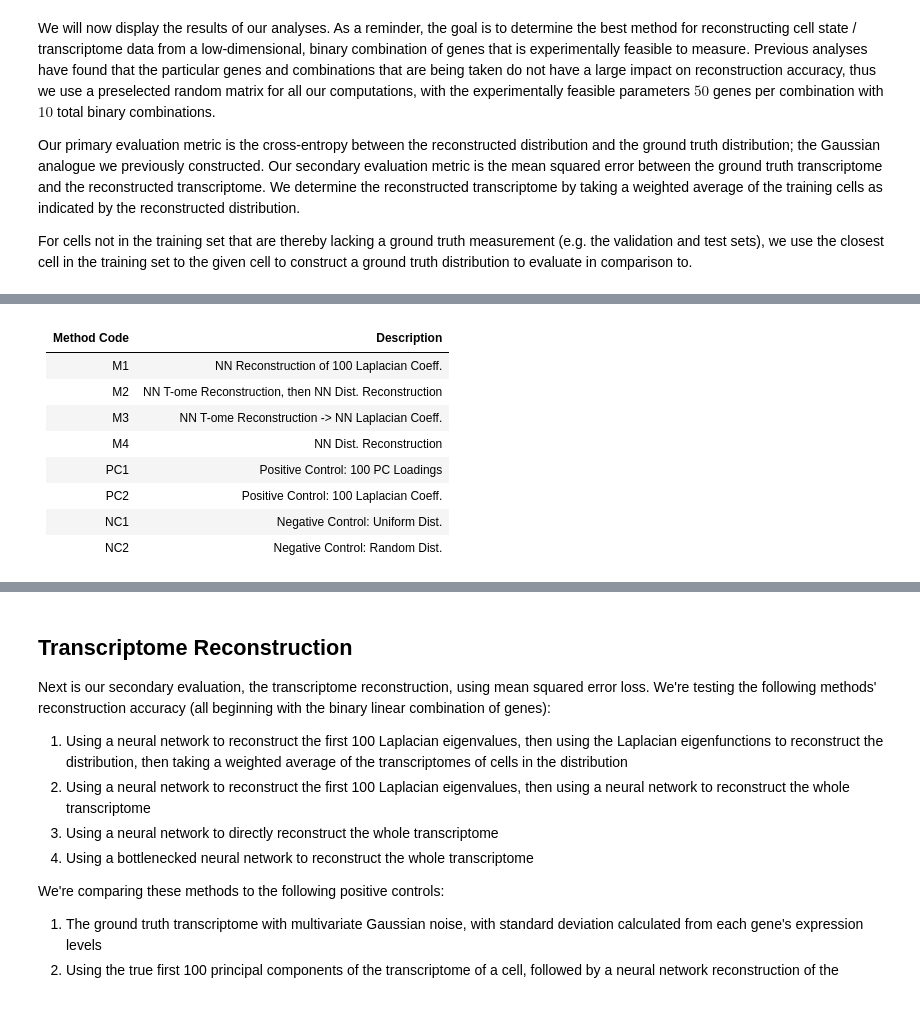
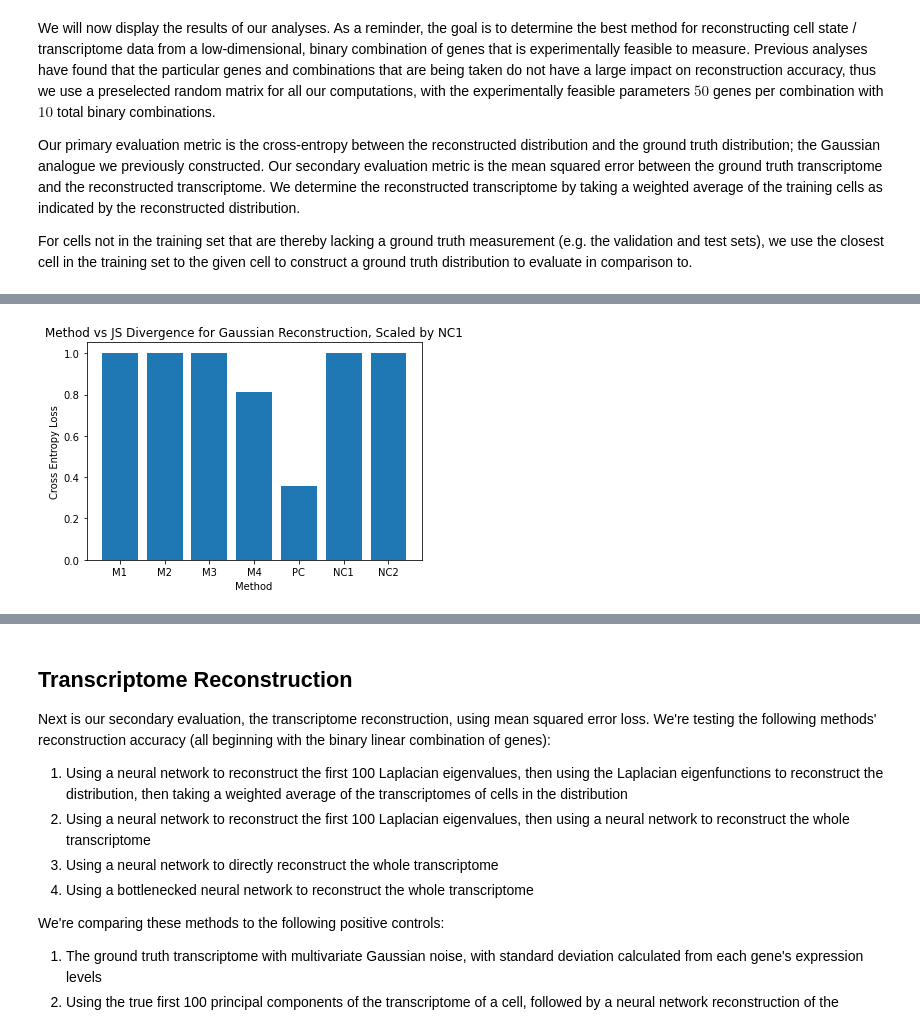
Before and after one commit to kushagrasharma/hormozlab, a Jupyter notebook: Reconstruction Results.ipynb, the cells around one changed output, grey strips where cells are left out. Saved outputs shown, nothing was run; the diff lists cells and outputs as text; code cells hidden in the pictures.

```diff
--- a/Reconstruction Results.ipynb
+++ b/Reconstruction Results.ipynb
@@ -166,27 +162,26 @@ nc_two = toTensor(nc_two)
 del row_sums
 # %%
+dist_error_metric = lambda Y, Yh: jsOnMatrix(Y, Yh).mean()
+
 with torch.no_grad():
     ### Methods
-    one, one_error = transform_and_compute_error(test_binary_tensor, gaussian_test,
-                                            dist_one, cross_entropy_on_matrix)[1]
+    dist_one_results, dist_one_error = transform_and_compute_error(test_binary_tensor, gaussian_test,
+                                            dist_one, dist_error_metric)
 
-    two, two_error = transform_and_compute_error(test_binary_tensor, gaussian_test,
-                                            dist_two, cross_entropy_on_matrix)[1]
+    dist_two_results, dist_two_error = transform_and_compute_error(test_binary_tensor, gaussian_test,
+                                            dist_two, dist_error_metric)
 
-    three, three_error = transform_and_compute_error(test_binary_tensor, gaussian_test,
-                                            dist_three, cross_entropy_on_matrix)[1]
+    dist_three_results, dist_three_error = transform_and_compute_error(test_binary_tensor, gaussian_test,
+                                            dist_three, dist_error_metric)
 
-    four, four_error = transform_and_compute_error(test_binary_tensor, gaussian_test,
-                                            dist_four, cross_entropy_on_matrix)[1]
+    dist_four_results, dist_four_error = transform_and_compute_error(test_binary_tensor, gaussian_test,
+                                            dist_four, dist_error_metric)
 
     ### Positive controls
-    pc_one, pc_one_error = transform_and_compute_error(test_pca, gaussian_test, [PCA2Gaussian],
-                                               cross_entropy_on_matrix)[1]
-
-    pc_two, pc_two_error = transform_and_compute_error(test_laplacian_coeffs, gaussian_test,
-                                         [toGraph], cross_entropy_on_matrix)[1]
+    dist_pc_results, dist_pc_error = transform_and_compute_error(test_laplacian_coeffs, gaussian_test,
+                                         [toGraph], dist_error_metric)
 
     ### Negative controls
-    nc_one, nc_one_error = cross_entropy_on_matrix(nc_one, gaussian_test)
+    dist_nc_one_error = dist_error_metric(dist_nc_one, gaussian_test)
 
-    nc_two, nc_two_error = cross_entropy_on_matrix(nc_two, gaussian_test)
+    dist_nc_two_error = dist_error_metric(dist_nc_two, gaussian_test)
@@ -201,11 +188,13 @@ plt.show()
-# %% [markdown]
-| Method Code | Description                                           |
-|-------------|-------------------------------------------------------|
-| M1          | NN Reconstruction of 100 Laplacian Coeff.             |
-| M2          | NN T-ome Reconstruction, then NN Dist. Reconstruction |
-| M3          | NN T-ome Reconstruction -> NN Laplacian Coeff.        |
-| M4          | NN Dist. Reconstruction                               |
-| PC1         | Positive Control: 100 PC Loadings                     |
-| PC2         | Positive Control: 100 Laplacian Coeff.                |
-| NC1         | Negative Control: Uniform Dist.                       |
-| NC2         | Negative Control: Random Dist.                        |
+# %%
+dist_labels = ["M1", 'M2', 'M3', 'M4', 'PC', 'NC1', 'NC2']
+dist_errors = [dist_one_error, dist_two_error, dist_three_error, dist_four_error, dist_pc_error,
+          dist_nc_one_error, dist_nc_two_error]
+dist_errors = [x / dist_nc_one_error for x in dist_errors]
+plt.bar(dist_labels, dist_errors)
+plt.xlabel("Method")
+plt.ylabel("Cross Entropy Loss")
+plt.title("Method vs JS Divergence for Gaussian Reconstruction, Scaled by NC1")
+
+plt.show()
+# %% [output]
+[figure, added]
```
Also changed, not shown: parts of 14 cells of this notebook, 14 other files.
